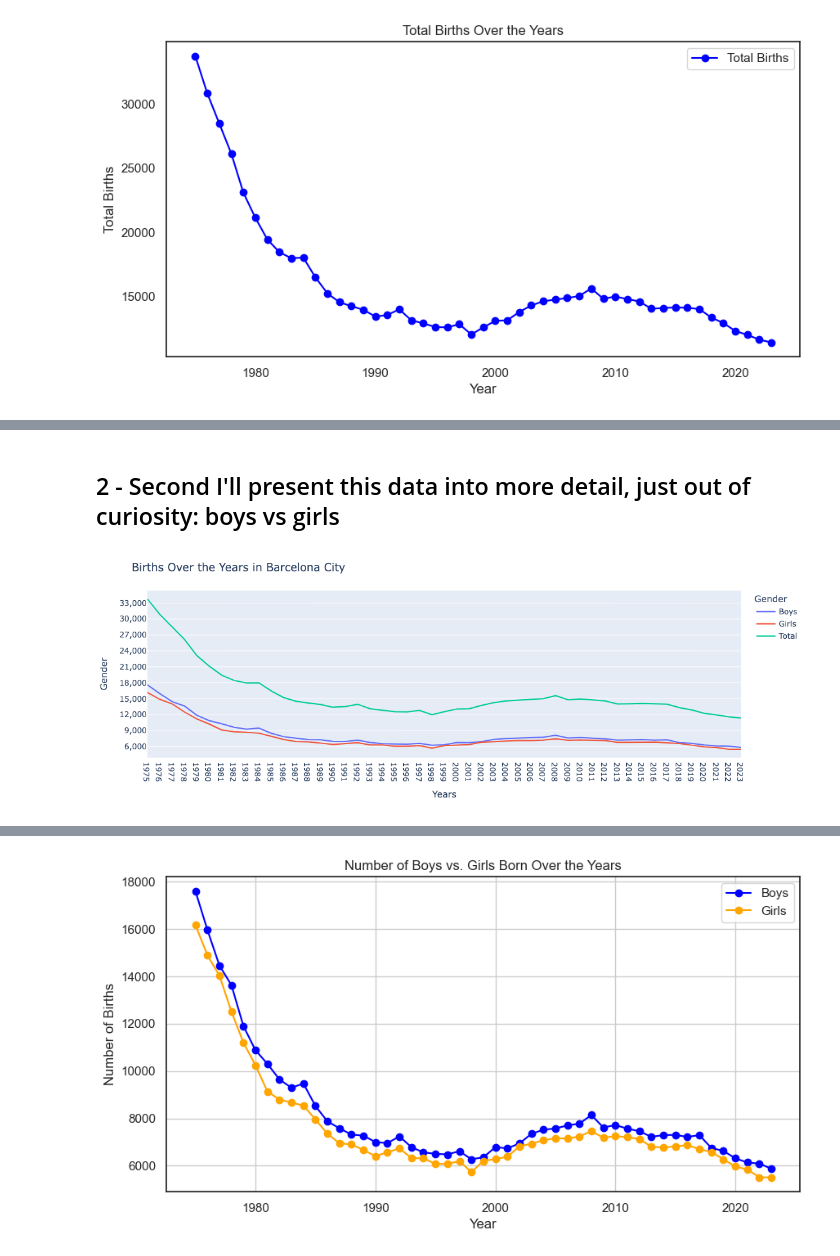
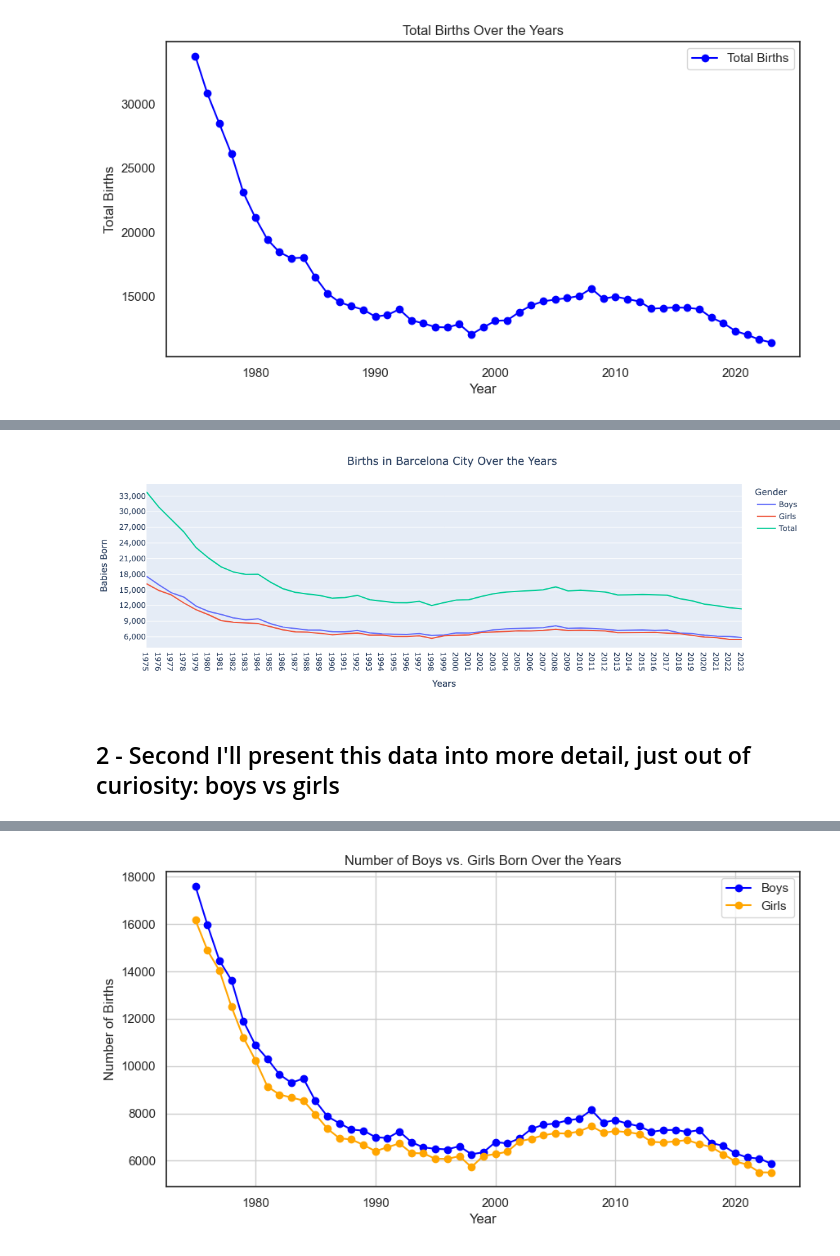
Before and after one commit to arita-pereira/BC_Final_Project, a Jupyter notebook: Final Project_draft.ipynb, the cells around one changed output, grey strips where cells are left out. Drawn from its saved outputs; the diff is of its cells as text; code cells hidden in the pictures.

```diff
--- a/Final Project_draft.ipynb
+++ b/Final Project_draft.ipynb
@@ -91,39 +92,40 @@ fig.show()
-# %% [markdown]
-## 2 - Second I'll present this data into more detail, just out of curiosity: boys vs girls
 # %%
 # With the total variable
 # Step 1: Create the traces of the plots
 fig = px.line(babies,
               x = "Year",
               y=["Boys", "Girls", 'Total']
              )
 
 # Update the layout of the plot with a title
-fig.update_layout(title_text='Births Over the Years in Barcelona City',
-                 xaxis_title='Years',
-                 yaxis_title='Gender',
-                 legend_title='Gender',
-                width=1000,  # Set the width of the plot (increase for wider)
-                height=400   # Set the height of the plot (increase for taller)
+fig.update_layout(title_text='Births in Barcelona City Over the Years',
+                  title_x=0.5,  # Centers the title
+                  xaxis_title='Years',
+                  yaxis_title='Babies Born',
+                  legend_title='Gender',
+                  width=1000,  # Set the width of the plot (increase for wider)
+                  height=400   # Set the height of the plot (increase for taller)
                  )
 
 # Ensure every year is displayed on the x-axis
 fig.update_xaxes(
     dtick=1,  # Forces tick marks to appear every 1 year
     tickmode="linear",
     showgrid=False)
 
 # Make the y-axis more detailed
 fig.update_yaxes(
     dtick=3000, # Adjusts tick marks to show every 3,000 births
     tickformat=",",  # Adds comma formatting to large numbers
     showgrid=True  # Optional: shows grid lines for better readability
 )
 
 # Step 2: Show the plot
 fig.show()
 # %% [output]
-[figure, old version]
+[figure, new version]
+# %% [markdown]
+## 2 - Second I'll present this data into more detail, just out of curiosity: boys vs girls
 # %%
 # Without the total variable
 # Create the traces of the plots
```
Also changed, not shown: parts of 41 cells of this notebook.
